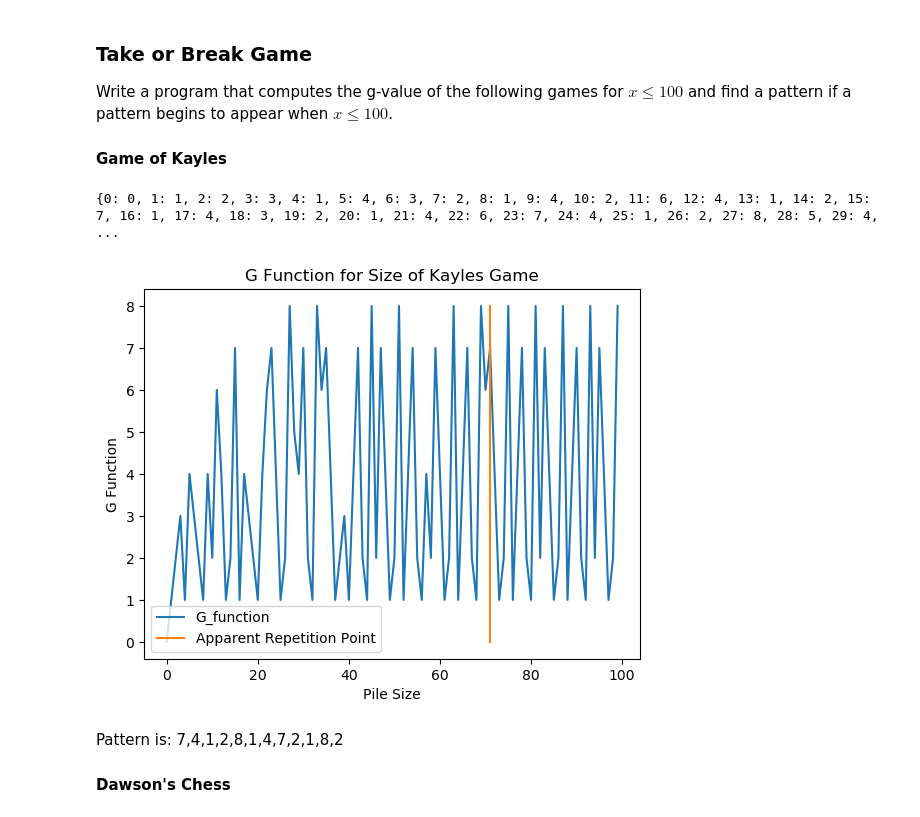
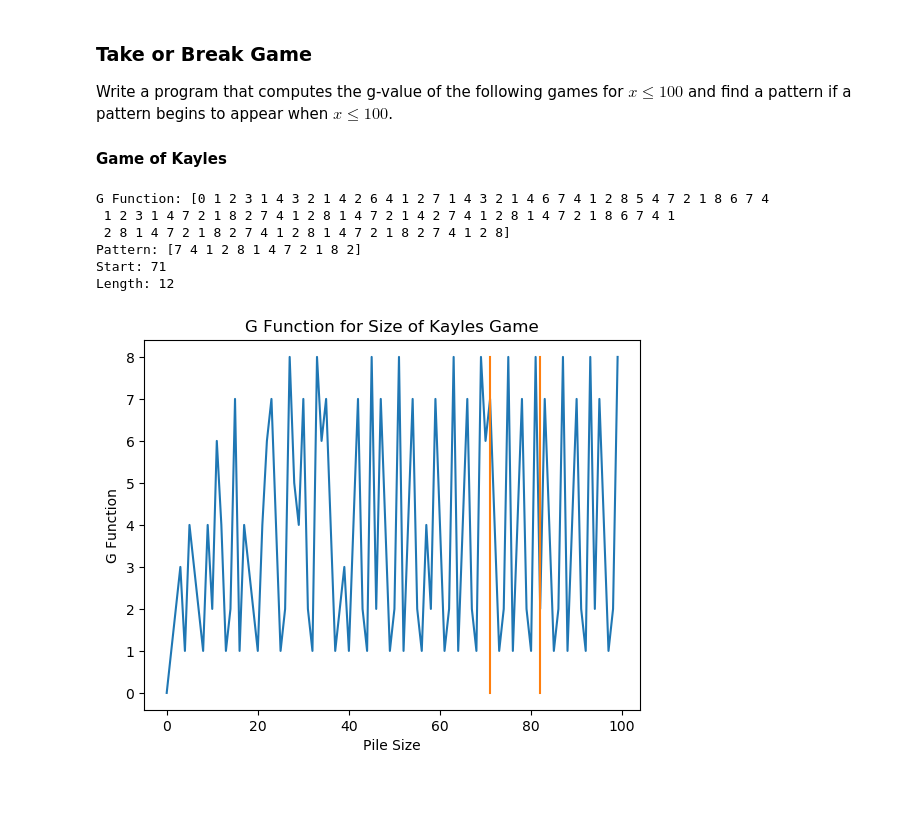
Before and after one commit to Camty1/ENGS102, a Jupyter notebook: assignment_1/assignment1.ipynb, the cells around one changed output. Drawn from its saved outputs; the diff is of its cells as text; code cells hidden in the pictures; blank space fills up the shorter version.

```diff
--- a/assignment_1/assignment1.ipynb
+++ b/assignment_1/assignment1.ipynb
@@ -254,51 +254,71 @@ Write a program that computes the g-value of the following games for $x\leq100$
 # %%
 def get_kayles_next_moves(pile):
     next_moves = set()
     if pile >= 1:
         next_moves.add(pile-1)
     if pile >= 2:
         next_moves.add(pile-2)
     if pile >= 3:
         for i in range(1,math.floor((pile-1)/2)+1):
             next_moves.add((i, pile-1-i))
     if pile >= 4:
         for i in range(1,math.floor((pile-2)/2)+1):
             next_moves.add((i, pile-2-i))
 
     return next_moves
 
-kayles_g_function = {}
-kayles_g_function[0] = 0
+def calculate_g_function_from_moves(next_move_fn, max_pile_size):
+    g_function = np.zeros(max_pile_size, dtype=int)
 
-for pile_size in range(100):
-    next_moves = get_kayles_next_moves(pile_size)
-    g_values = []
-    for move in next_moves:
-        if not isinstance(move, tuple):
-            g_values.append(kayles_g_function[move])
-        else:
-            g_values.append(nim_sum((kayles_g_function[move[0]], kayles_g_function[move[1]])))
+    for pile_size in range(max_pile_size):
+        next_moves = next_move_fn(pile_size)
+        g_values = []
+        for move in next_moves:
+            if not isinstance(move, tuple):
+                g_values.append(g_function[move])
+            else:
+                g_values.append(nim_sum((g_function[move[0]], g_function[move[1]])))
 
-    kayles_g_function[pile_size] = mex(g_values)
+        g_function[pile_size] = mex(g_values)
 
-print(kayles_g_function)
+    return g_function
 
-x = np.array(list(kayles_g_function.keys()))
-y = []
-for key in x:
-    y.append(kayles_g_function[key])
-y = np.array(y)
+def find_repetitions(arr):
+    index = 0
+    max_len = 0
+    n = len(arr)
 
-plt.plot(x, y, label="G_function")
+    for i in range(n):
+        for j in range(i+1, n, 2):
+            rep_len = int((j+1-i)/2)
+            if (arr[i:i+rep_len] == arr[i+rep_len:i+2*rep_len]).all():
+                if rep_len > max_len:
+                    index = i
+                    max_len = rep_len
+
+    return (index, max_len)
+
+kayles_g_function = calculate_g_function_from_moves(get_kayles_next_moves, 100)
+(rep_start, rep_len) = find_repetitions(kayles_g_function)
+
+cmap = plt.get_cmap("tab10")
+
+plt.plot(list(range(100)), kayles_g_function, label="G_function")
 plt.title("G Function for Size of Kayles Game")
 plt.ylabel("G Function");
 plt.xlabel("Pile Size");
-plt.plot([71,71], [0,8], label="Apparent Repetition Point");
-plt.legend();
+plt.plot([rep_start, rep_start], [min(kayles_g_function), max(kayles_g_function)], label="Lower Repetition Bound");
+plt.plot([rep_start + rep_len - 1, rep_start + rep_len - 1], [min(kayles_g_function), max(kayles_g_function)], label="Upper Repetition Bound", color=cmap(1))
+
+print("G Function:", str(kayles_g_function))
+print("Pattern:", str(kayles_g_function[rep_start:rep_start+rep_len]))
+print("Start:", str(rep_start))
+print("Length:", str(rep_len))
 # %% [output]
-{0: 0, 1: 1, 2: 2, 3: 3, 4: 1, 5: 4, 6: 3, 7: 2, 8: 1, 9: 4, 10: 2, 11: 6, 12: 4, 13: 1, 14: 2, 15: 7, 16: 1, 17: 4, 18: 3, 19: 2, 20: 1, 21: 4, 22: 6, 23: 7, 24: 4, 25: 1, 26: 2, 27: 8, 28: 5, 29: 4, ...
+G Function: [0 1 2 3 1 4 3 2 1 4 2 6 4 1 2 7 1 4 3 2 1 4 6 7 4 1 2 8 5 4 7 2 1 8 6 7 4
+ 1 2 3 1 4 7 2 1 8 2 7 4 1 2 8 1 4 7 2 1 4 2 7 4 1 2 8 1 4 7 2 1 8 6 7 4 1
+ 2 8 1 4 7 2 1 8 2 7 4 1 2 8 1 4 7 2 1 8 2 7 4 1 2 8]
+Pattern: [7 4 1 2 8 1 4 7 2 1 8 2]
+Start: 71
+Length: 12
-[figure, old version]
+[figure, new version]
-# %% [markdown]
-Pattern is: 7,4,1,2,8,1,4,7,2,1,8,2
-
-#### Dawson's Chess
```
Also changed, not shown: parts of 5 cells of this notebook.
